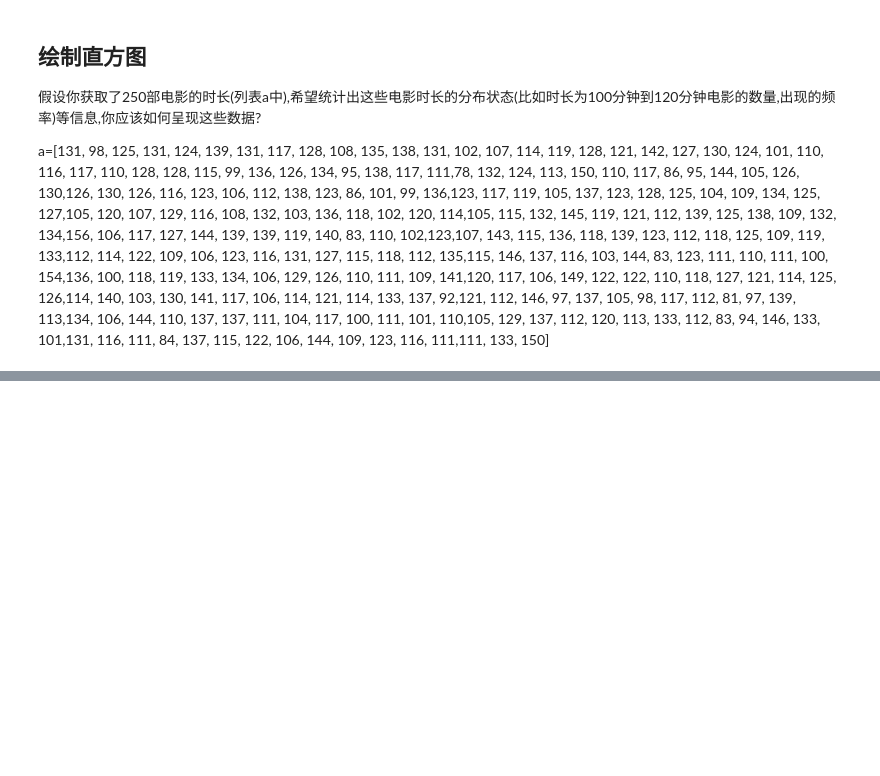
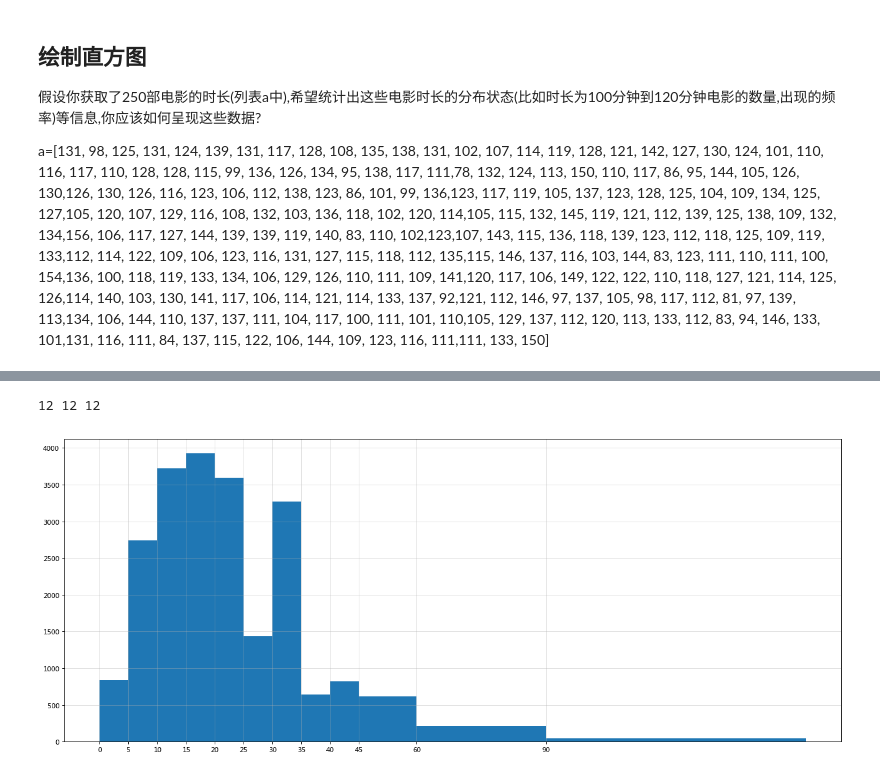
Before and after one commit to franckisses/Numpy_Pandas_Matpoltlib, a Jupyter notebook: matplotlob/first.ipynb, the cells around one changed output, grey strips where cells are left out. Cells and saved outputs as stored; diff of their text form; code cells hidden in the pictures; blank space fills up the shorter version.

```diff
--- a/matplotlob/first.ipynb
+++ b/matplotlob/first.ipynb
@@ -273,0 +318,27 @@ a=[131,  98, 125, 131, 124, 139, 131, 117, 128, 108, 135, 138, 131, 102, 107, 11
+# %%
+interval = [0,5,10,15,20,25,30,35,40,45,60,90]
+width = [5,5,5,5,5,5,5,5,5,15,30,60]
+quantity = [836,2737,3723,3926,3596,1438,3273,642,824,613,215,47]
+
+
+print(len(interval),len(width),len(quantity))
+
+#设置图形大小
+plt.figure(figsize=(20,8),dpi=80)
+
+
+
+plt.bar(interval,quantity,width=width)
+
+#设置x轴的刻度
+
+temp_d = [5]+ width[:-1]
+_x = [i-temp_d[interval.index(i)]*0.5 for i in interval]
+
+plt.xticks(_x,interval)
+
+plt.grid(alpha=0.4)
+plt.show()
+# %% [output]
+12 12 12
+[figure, added]
```
Also changed, not shown: parts of 7 cells of this notebook, 8 other files.
